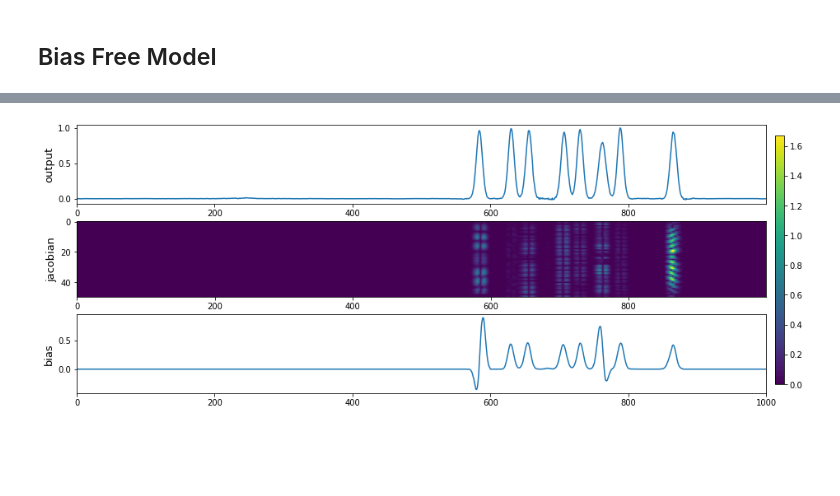
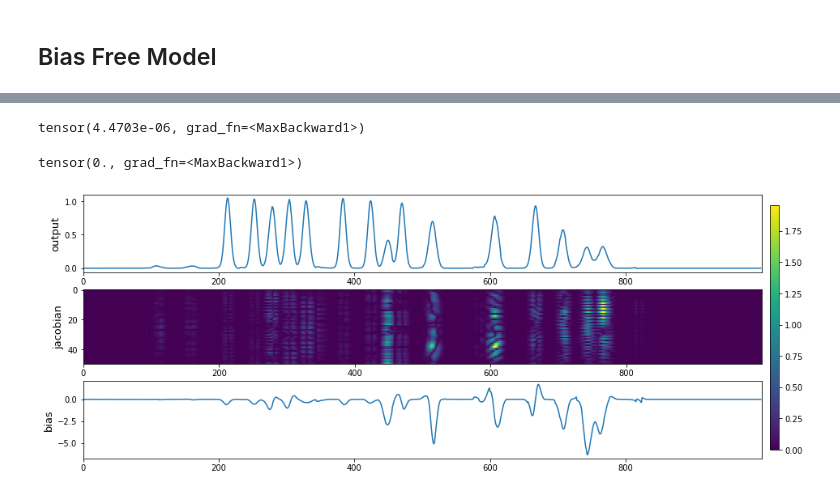
Before and after one commit to bofei5675/DeepFreq, a Jupyter notebook: grad_jacobian.ipynb, the cells around one changed output, grey strips where cells are left out. Drawn from its saved outputs; the diff is of its cells as text; code cells hidden in the pictures; blank space fills up the shorter version.

```diff
--- a/grad_jacobian.ipynb
+++ b/grad_jacobian.ipynb
@@ -193,20 +127,0 @@ plt.show()
-# %%
-def compute_jacobian_and_bias(inputs, net):
-    inputs.requires_grad = True
-    outputs = net(inputs)
-
-    inp_n1 = inputs.shape[-2]
-    inp_n2 = inputs.shape[-1]
-    out_n = outputs.shape[-1]
-
-    jacobian = torch.zeros([inp_n1, inp_n2, out_n])
-
-    for i in range(out_n):
-        zero_gradients(inputs)
-        outputs[0, i].backward(retain_graph = True)
-        jacobian[:, :, i] = inputs.grad.data[0, 0]
-
-    lin_output = jacobian.view(-1, 1000).T @ inputs[0].flatten()
-    bias = outputs[0] - lin_output
-
-    return jacobian.numpy(), bias.detach().numpy()
@@ -240,7 +128,12 @@ plt.show()
 # %% [markdown]
 ## Bias Free Model
 # %%
-fr_path = 'model_snr/model_snr_50_bias_no/fr/epoch_300.pth'
+fr_path = 'checkpoint/model_snr_30_bias_no/fr/epoch_300.pth'
+fc_path = 'checkpoint/model_snr_30_bias_no/fc/epoch_300.pth'
+data_dir = 'test_dataset'
+device = torch.device('cuda' if torch.cuda.is_available() else 'cpu')
+#load models
 fr_module, _, _, _, _ = util.load(fr_path, 'fr', device)
 fr_module.cpu()
 fr_module.eval()
+xgrid = np.linspace(-0.5, 0.5, fr_module.fr_size, endpoint=False)
@@ -268,24 +163,44 @@ grad = grad[0] + 1j * grad[1]
+# %%
+jacobian, inputs, outputs = compute_jacobian_and_bias(inp, fr_module)
+grad, pred = compute_bias(jacobian, inputs, outputs)
+# %%
+alpha = 1.5
+outputs1 = fr_module(alpha * inp)
+outputs2 = alpha * fr_module(inp)
+(outputs1 - outputs2).abs().max()
+# %% [output]
+tensor(4.4703e-06, grad_fn=<MaxBackward1>)
+# %%
+zero_inputs = torch.zeros(inp.shape)
+outputs3 = fr_module(zero_inputs)
+print(outputs3.abs().max())
+# %% [output]
+tensor(0., grad_fn=<MaxBackward1>)
+# %%
+bias = pred.real - outputs
 # %%
 fig, ax = plt.subplots(3, 1, figsize=(15, 6))
 
-ax[0].plot(xgrid, fr_50dB[0].cpu().detach().numpy())
+ax[0].plot(xgrid, outputs[0])
 ax[0].set_xticks(np.arange(-0.5, 0.5, 0.2))
 ax[0].set_xticklabels(np.arange(0, 1000, 200))
 ax[0].set_xlim(-0.5, 0.5)
 ax[0].set_ylabel('output', fontsize=13)
 
 im = ax[1].imshow(np.abs(grad))
 ax[1].set_aspect(2.2)
 ax[1].set_ylabel('jacobian', fontsize=13)
 
-ax[2].plot(bias)
-ax[2].set_xlim(0, 1000)
+ax[2].plot(xgrid, bias[0])
+ax[2].set_xticks(np.arange(-0.5, 0.5, 0.2))
+ax[2].set_xticklabels(np.arange(0, 1000, 200))
+ax[2].set_xlim(-0.5, 0.5)
 ax[2].set_ylabel('bias', fontsize=13)
 
 fig.subplots_adjust(right=0.9)
 cbar_ax = fig.add_axes([0.91, 0.15, 0.01, 0.7])
 fig.colorbar(im, cax=cbar_ax)
 
 plt.show()
 # %% [output]
-[figure, old version]
+[figure, new version]
```
Also changed, not shown: parts of 39 cells of this notebook, 1 other file.
